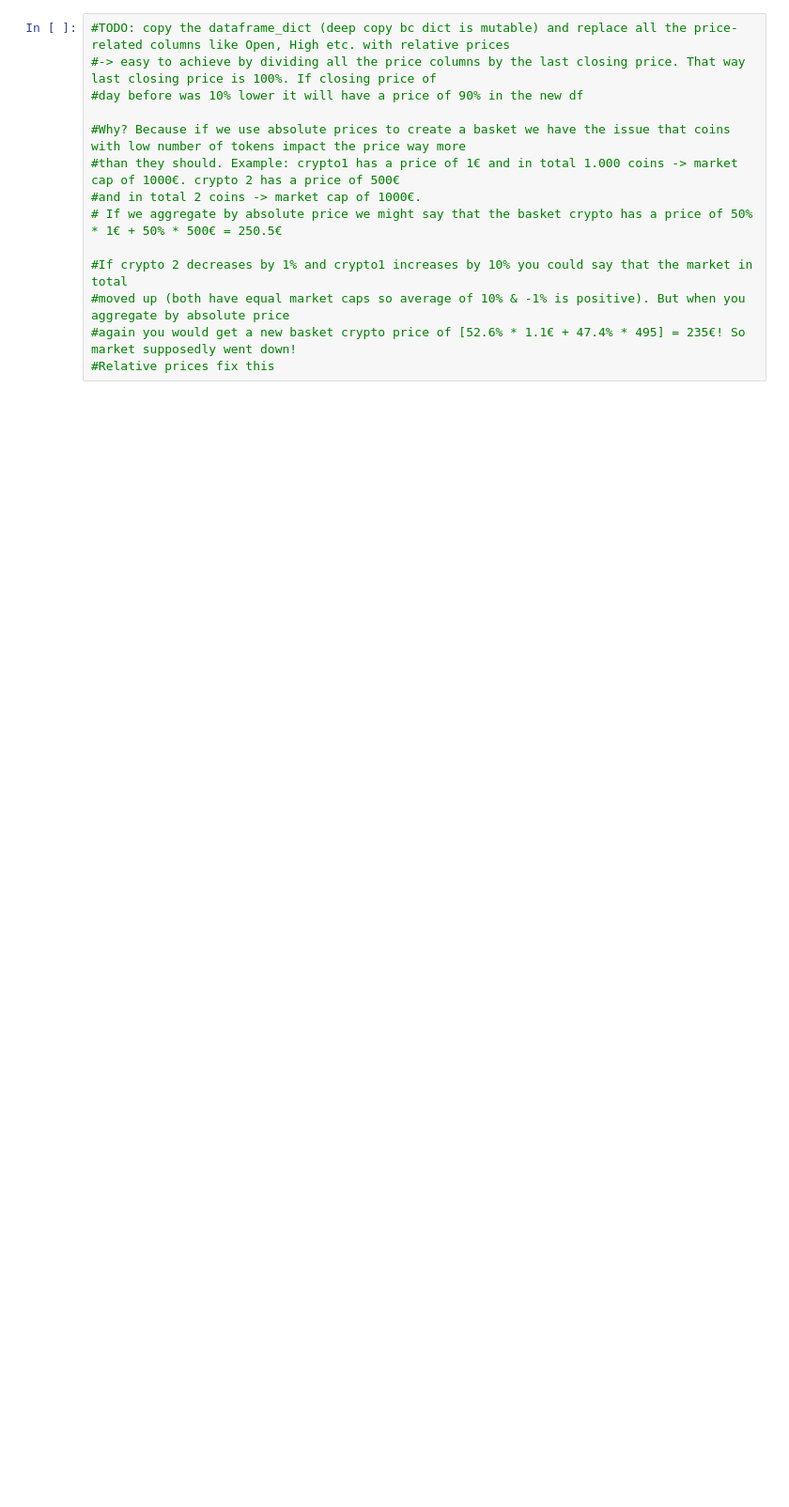
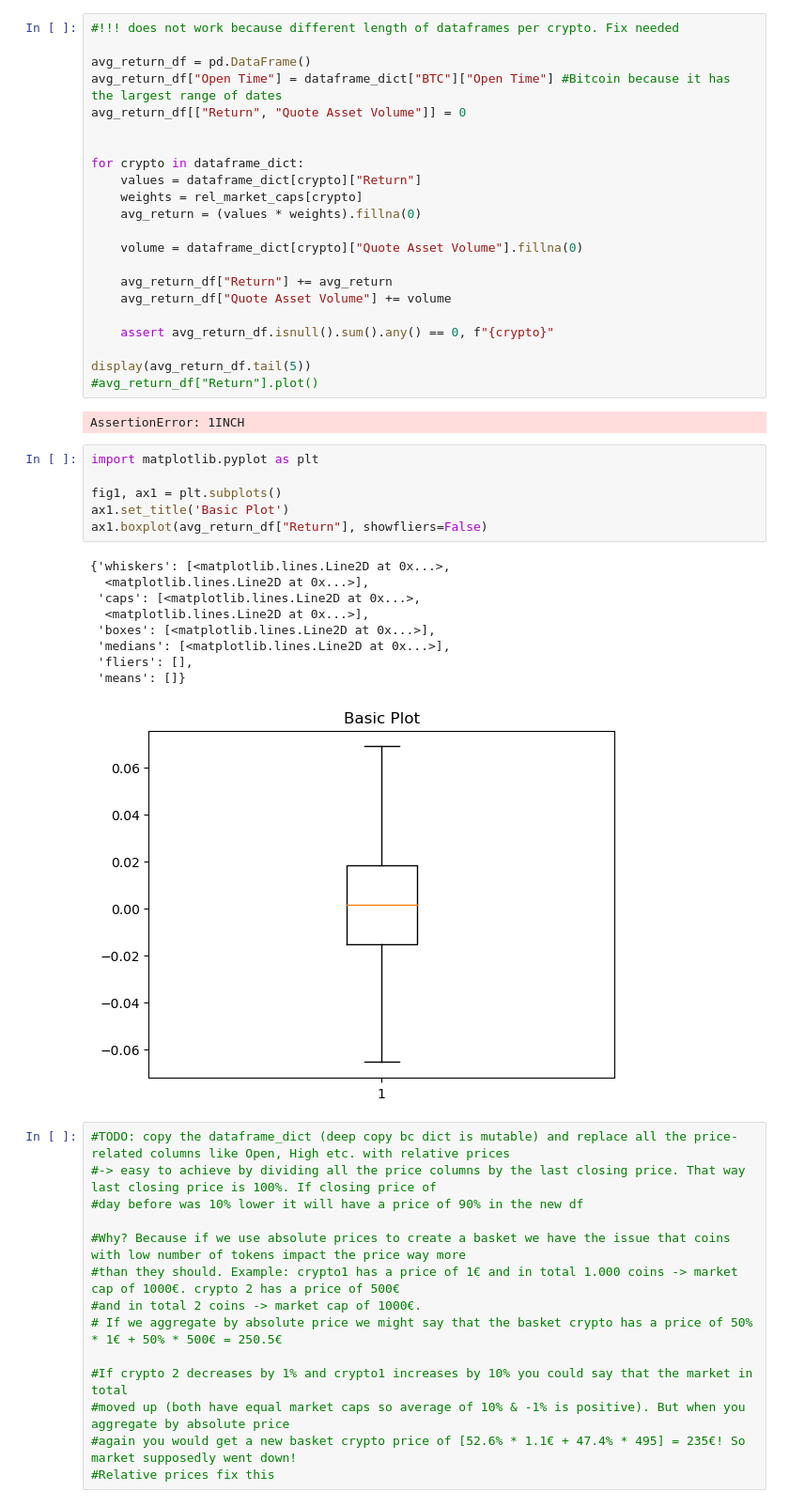
Before and after one commit to ireneannx/deeplearning_crypto, a Jupyter notebook: Code.ipynb, the cells around one changed output. Shown at 94% size. Saved outputs shown, nothing was run; the diff lists cells and outputs as text; blank space fills up the shorter version.

```diff
--- a/Code.ipynb
+++ b/Code.ipynb
@@ -83,3 +167,43 @@ rel_market_caps.tail(3)
+# %%
+#!!! does not work because different length of dataframes per crypto. Fix needed
+
+avg_return_df = pd.DataFrame()
+avg_return_df["Open Time"] = dataframe_dict["BTC"]["Open Time"] #Bitcoin because it has the largest range of dates
+avg_return_df[["Return", "Quote Asset Volume"]] = 0
+
+
+for crypto in dataframe_dict:
+    values = dataframe_dict[crypto]["Return"]
+    weights = rel_market_caps[crypto]
+    avg_return = (values * weights).fillna(0)
+
+    volume = dataframe_dict[crypto]["Quote Asset Volume"].fillna(0)
+
+    avg_return_df["Return"] += avg_return
+    avg_return_df["Quote Asset Volume"] += volume
+
+    assert avg_return_df.isnull().sum().any() == 0, f"{crypto}"
+
+display(avg_return_df.tail(5))
+#avg_return_df["Return"].plot()
+# %% [output]
+AssertionError: 1INCH
+# %%
+import matplotlib.pyplot as plt
+
+fig1, ax1 = plt.subplots()
+ax1.set_title('Basic Plot')
+ax1.boxplot(avg_return_df["Return"], showfliers=False)
+# %% [output]
+{'whiskers': [<matplotlib.lines.Line2D at 0x...>,
+  <matplotlib.lines.Line2D at 0x...>],
+ 'caps': [<matplotlib.lines.Line2D at 0x...>,
+  <matplotlib.lines.Line2D at 0x...>],
+ 'boxes': [<matplotlib.lines.Line2D at 0x...>],
+ 'medians': [<matplotlib.lines.Line2D at 0x...>],
+ 'fliers': [],
+ 'means': []}
+[figure, added]
 # %%
 #TODO: copy the dataframe_dict (deep copy bc dict is mutable) and replace all the price-related columns like Open, High etc. with relative prices
 #-> easy to achieve by dividing all the price columns by the last closing price. That way last closing price is 100%. If closing price of
```
Also changed, not shown: parts of 11 cells of this notebook.
